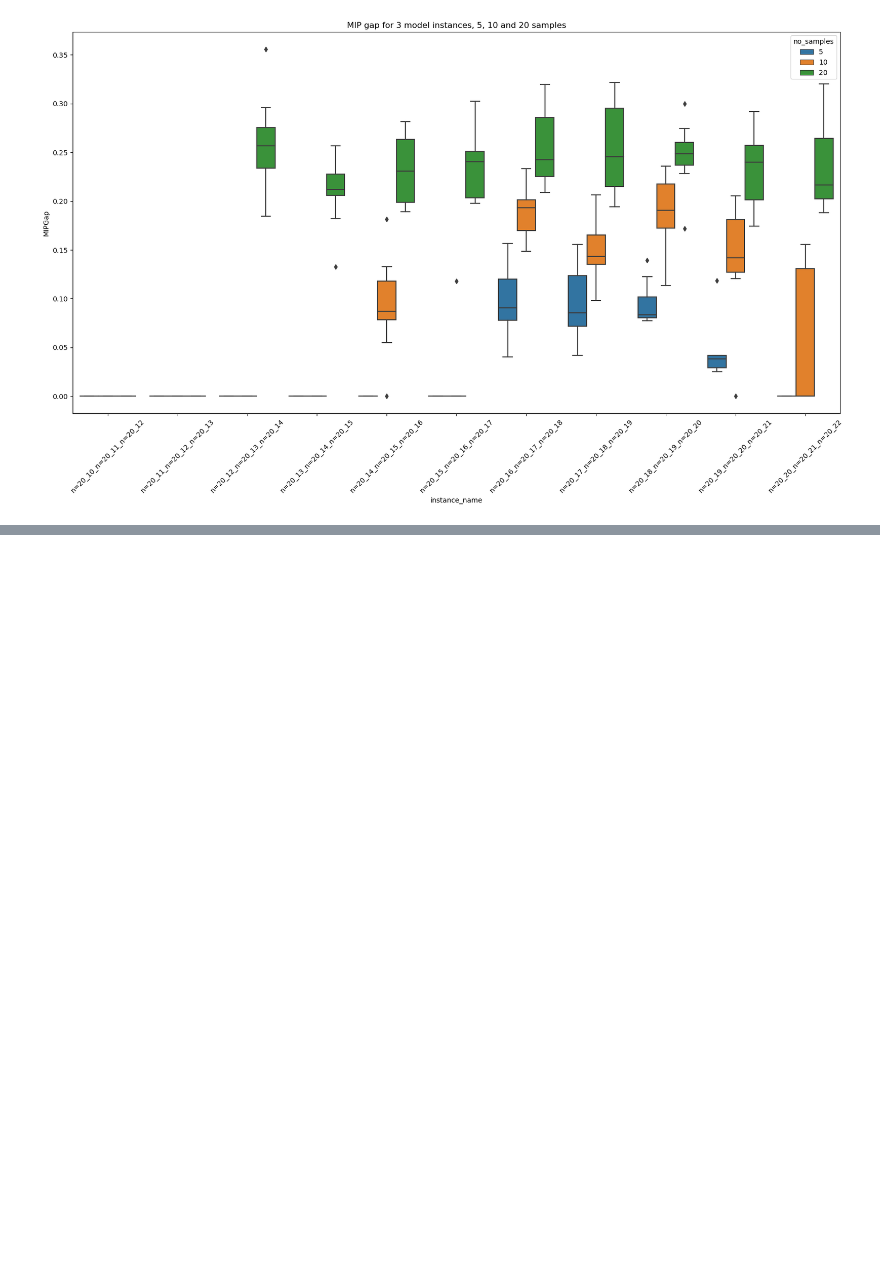
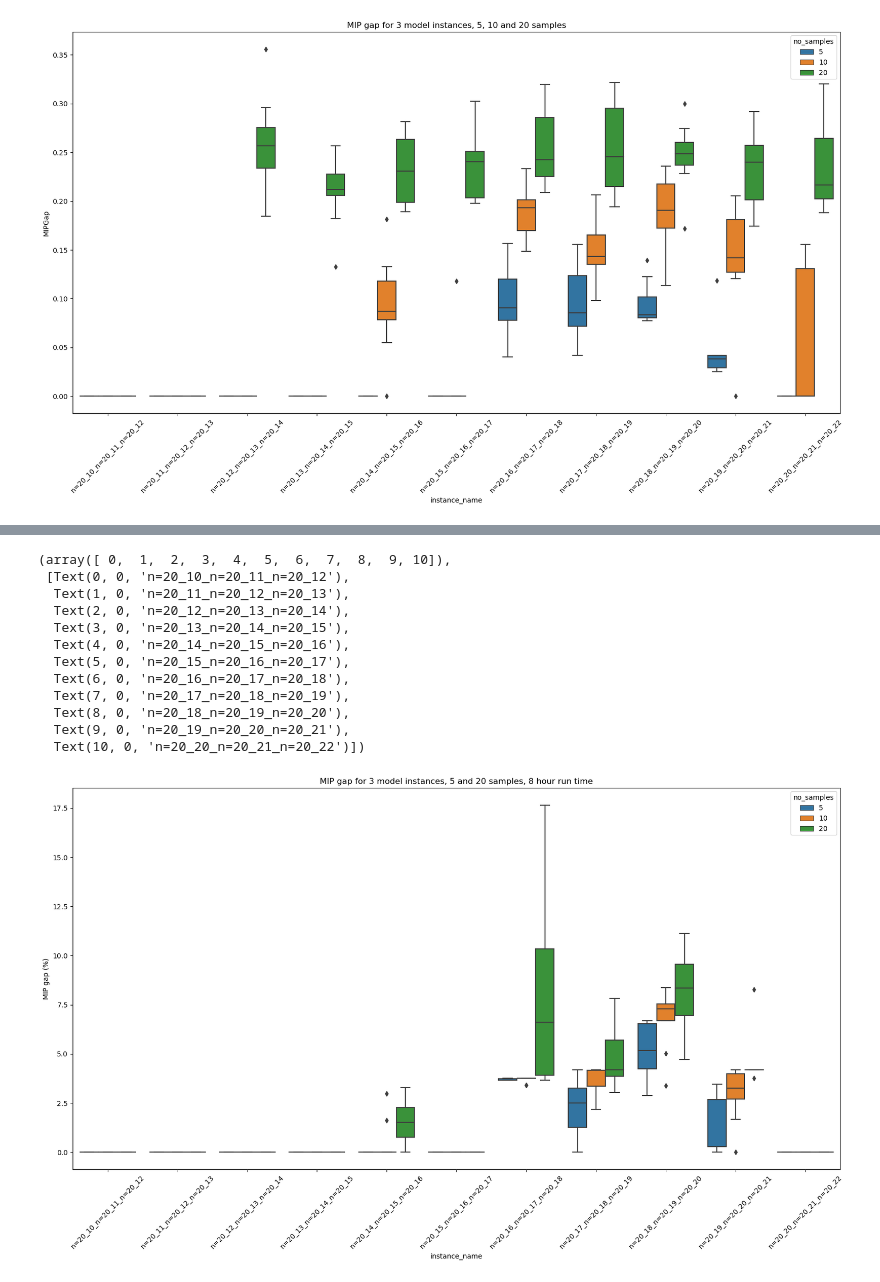
Before and after one commit to JosephThompson607/MALBP-W, a Jupyter notebook: analysis/sampling_eval.ipynb, the cells around one changed output, grey strips where cells are left out. Saved outputs shown, nothing was run; the diff lists cells and outputs as text; code cells hidden in the pictures; blank space fills up the shorter version.

```diff
--- a/analysis/sampling_eval.ipynb
+++ b/analysis/sampling_eval.ipynb
@@ -387 +442,24 @@ plt.xticks(rotation=45)
+# %%
+fig, ax = plt.subplots(figsize=(20,10))
+
+sns.boxplot(x='instance_name', y='MIPGap', hue='no_samples', data=summary_3_models_8_hours, ax=ax )
+#labels the plot "MIP gap for 5 model instances, 10, 20 and 40 samples"
+plt.title("MIP gap for 3 model instances, 5 and 20 samples, 8 hour run time")
+#Labels the y axis as MIP gap in percentage
+plt.ylabel("MIP gap (%)")
+plt.xticks(rotation=45)
+# %% [output]
+(array([ 0,  1,  2,  3,  4,  5,  6,  7,  8,  9, 10]),
+ [Text(0, 0, 'n=20_10_n=20_11_n=20_12'),
+  Text(1, 0, 'n=20_11_n=20_12_n=20_13'),
+  Text(2, 0, 'n=20_12_n=20_13_n=20_14'),
+  Text(3, 0, 'n=20_13_n=20_14_n=20_15'),
+  Text(4, 0, 'n=20_14_n=20_15_n=20_16'),
+  Text(5, 0, 'n=20_15_n=20_16_n=20_17'),
+  Text(6, 0, 'n=20_16_n=20_17_n=20_18'),
+  Text(7, 0, 'n=20_17_n=20_18_n=20_19'),
+  Text(8, 0, 'n=20_18_n=20_19_n=20_20'),
+  Text(9, 0, 'n=20_19_n=20_20_n=20_21'),
+  Text(10, 0, 'n=20_20_n=20_21_n=20_22')])
+[figure, added]
 # %% [markdown]
```
Also changed, not shown: parts of 14 cells of this notebook, 5 other files.
